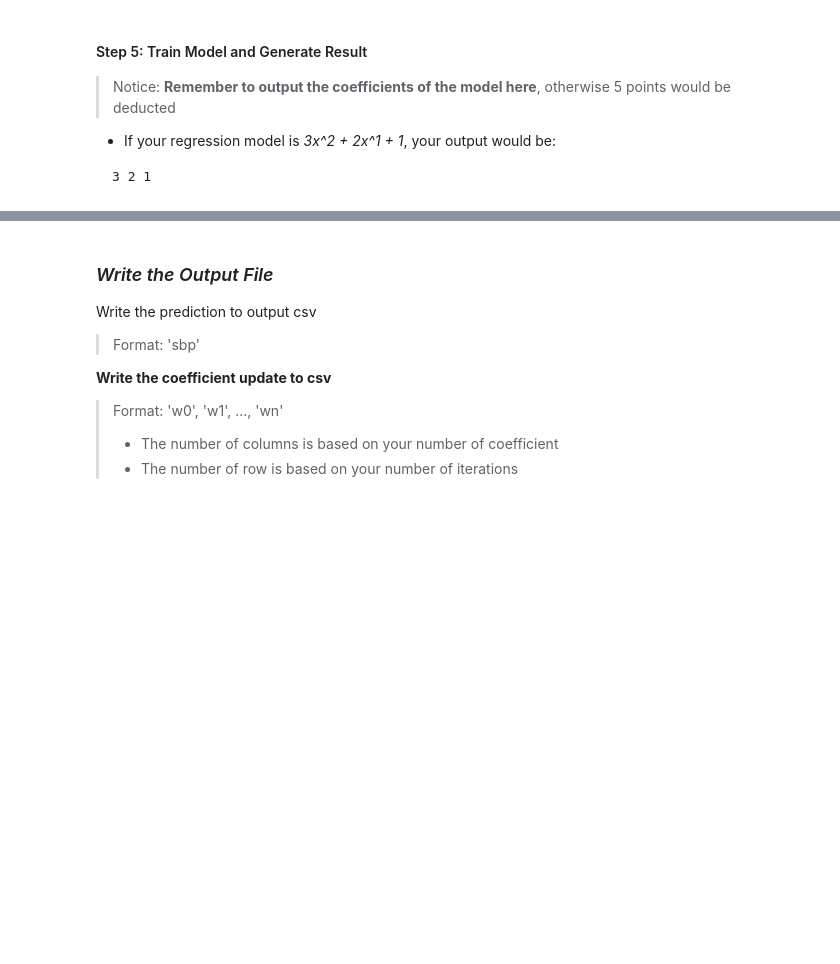
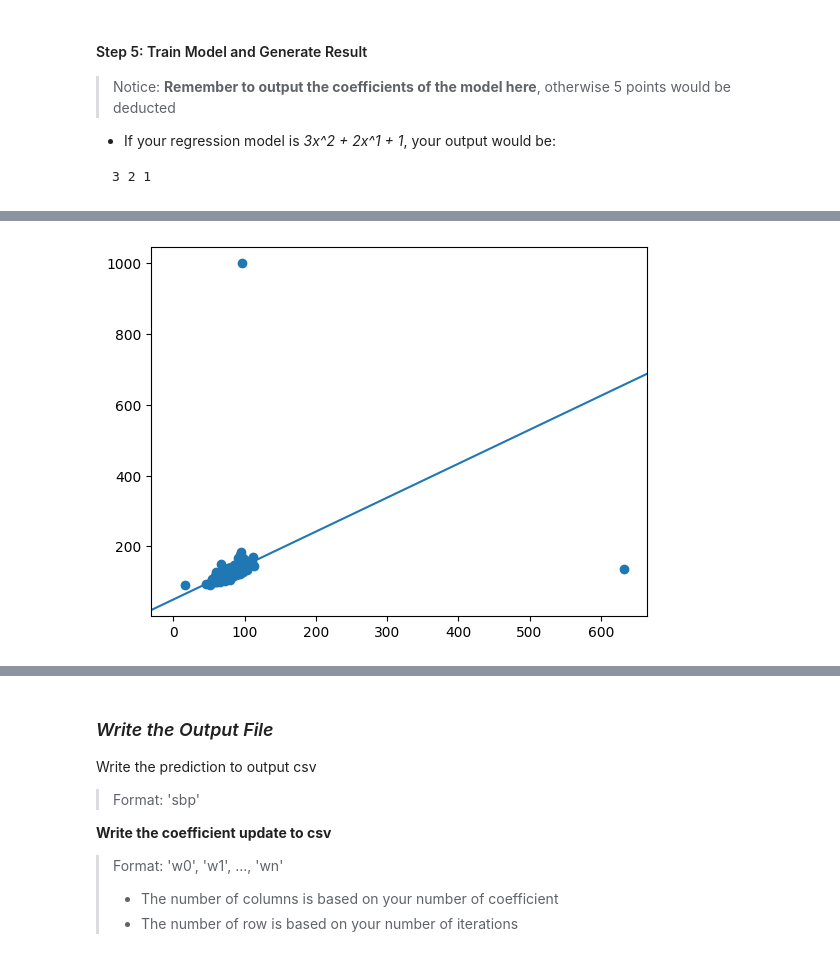
Before and after one commit to nevikw39/ML, a Jupyter notebook: HW1/hw1.ipynb, the cells around one changed output, grey strips where cells are left out. Cells and saved outputs as stored; diff of their text form; code cells hidden in the pictures; blank space fills up the shorter version.

```diff
--- a/HW1/hw1.ipynb
+++ b/HW1/hw1.ipynb
@@ -147,5 +130,9 @@ np.savetxt(output_dataroot, y_test)
 # %%
 output_dataroot = 'hw1_basic_gd.csv' # Output file will be named as 'hw1_basic.csv'
 coefficient_output_dataroot = 'hw1_basic_coefficient.csv'
+
+coefficient_output_datalist = [] # Your coefficient update during gradient descent
+                                 # Should be a (number of iterations * number_of coefficient) matrix
+                                 # The format of each row should be ['w0', 'w1', ...., 'wn']
 # %% [markdown]
 Your own global attributes
@@ -166,27 +150,24 @@ w_history = []
 #### Step 3: Implement Regression
 > use Gradient Descent to finish this part
 # %%
-def GradientDescent():
-    global w
+def GradientDescent(X_train: np.ndarray, X_valid: np.ndarray, y_train: np.ndarray, y_valid: np.ndarray) -> np.ndarray:
     w = np.array([1., 50.])
-    n = len(x_train)
-    X_train = np.vander(x_train, deg)
-    X_valid = np.vander(x_valid, deg)
+    n = len(X_train)
     alpha = 1e-4 # learning rate
+    history = []
     for i in range(128):
         gradient = -2 / n * ((y_train - (X_train @ w)) @ X_train)
         w -= alpha * math.exp(-0.1 * i) * gradient
-        w_history.append(np.copy(w))
+        coefficient_output_datalist.append(np.copy(w))
         valid_loss = MAPE(X_valid @ w, y_valid)
-        valid_loss_history.append(valid_loss)
+        if history and history[-1][0] >= valid_loss:
+            history.append(valid_loss, coefficient_output_datalist[-1])
         print(f"Epoch {i}: validation loss = {valid_loss}")
-        if len(valid_loss_history) > 5 and valid_loss_history[-1] > min(valid_loss_history[-6:-1]):
+        if i - len(history) > 5:
             break
-    if valid_loss_history[-1] > 10:
-            raise Exception("Not converge in 128 epochs")
-    plt.scatter(x_valid, y_valid)
-    plt.scatter(x_train, y_train)
-    plt.axline((0, w[-1]), slope=w[-2])
+    if history and history[-1][0] > 10:
+        raise Exception("Not converge in 128 epochs")
+    return history[-1][1] if history else w
 # %% [markdown]
 #### Step 4: Make Prediction
 
@@ -212,0 +191,6 @@ MakePrediction()
+# %%
+w = GradientDescent(*SplitData(PreprocessData(training_datalist).sample(frac=1)))
+plt.scatter(training_datalist["dbp"], training_datalist["sbp"])
+plt.axline((0, w[-1]), slope=w[-2])
+output_datalist = MakePrediction(testing_datalist.assign(sbp=1).to_numpy(), w)
+# %% [output]
@@ -213,2 +204,3 @@ MakePrediction()
+[figure, added]
 # %%
 print(' '.join(str(i) for i in w))
```
Also changed, not shown: parts of 23 cells of this notebook, 4 other files.
